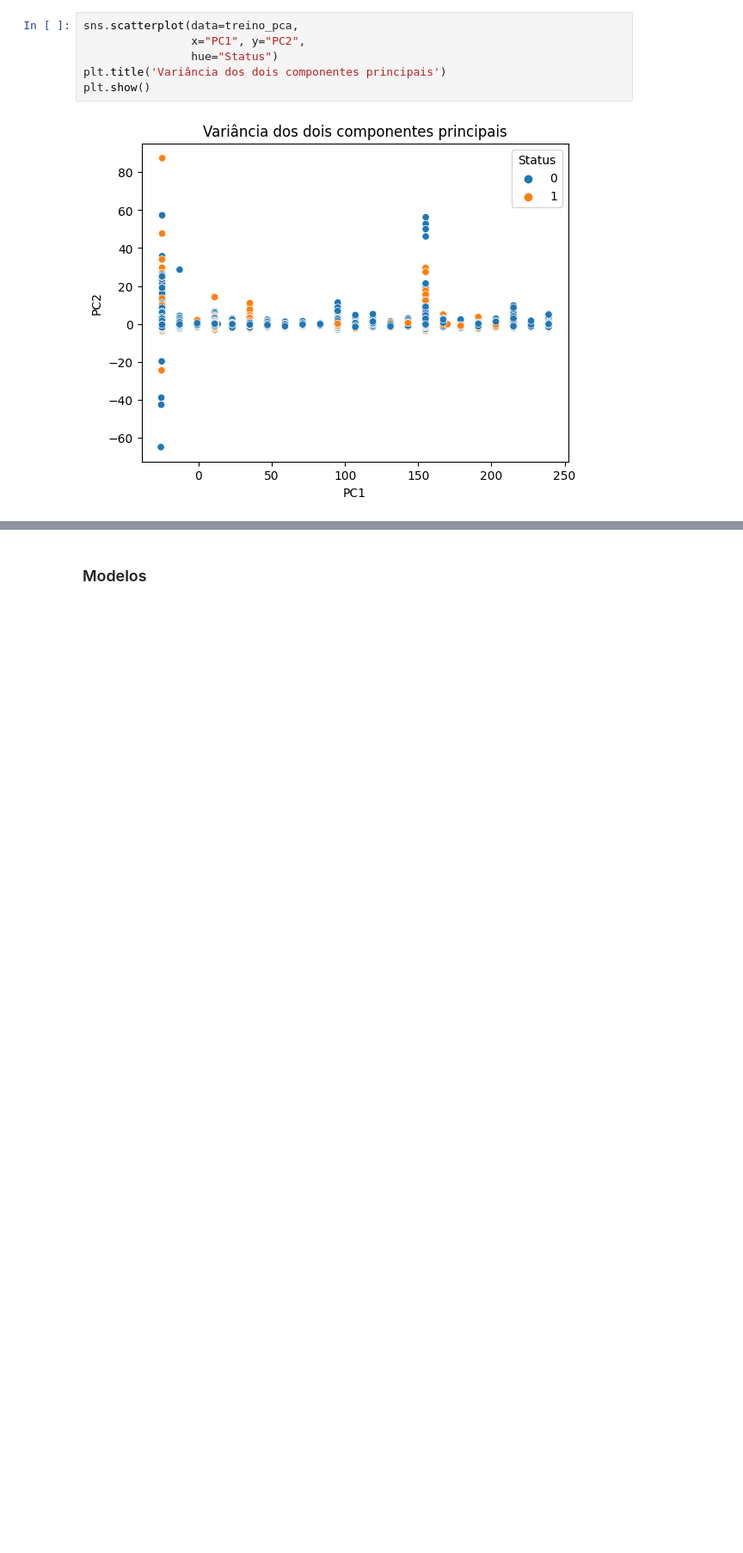
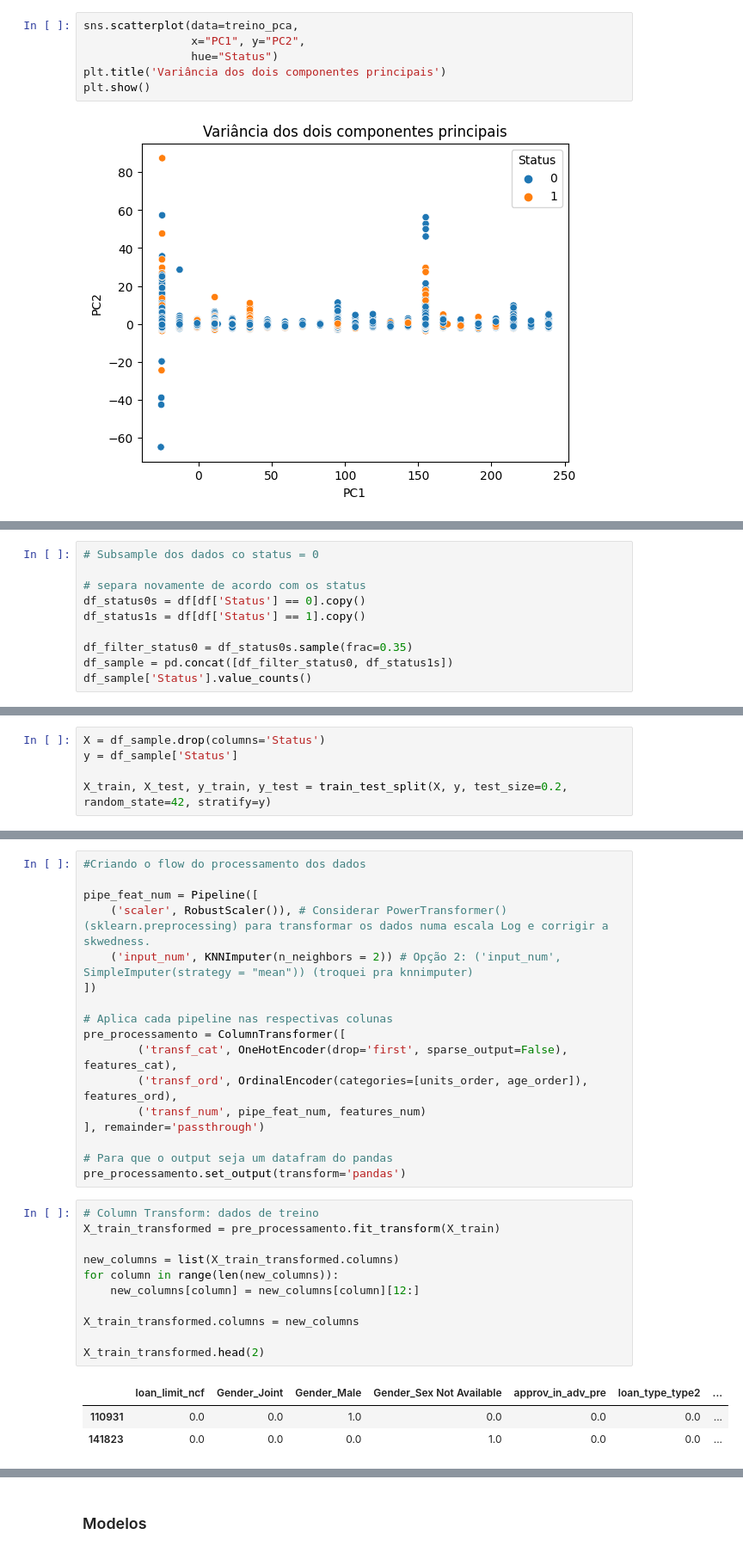
Before and after one commit to fernandobrancher/project_machine_learning_iii, a Jupyter notebook: project_loan_defaulters.ipynb, the cells around one changed output, grey strips where cells are left out. Shown at 86% size. Saved outputs shown, nothing was run; the diff lists cells and outputs as text; blank space fills up the shorter version.

Commit message:
machine learning training

```diff
--- a/project_loan_defaulters.ipynb
+++ b/project_loan_defaulters.ipynb
@@ -791,0 +771,10 @@ plt.show()
+# %%
+# Subsample dos dados co status = 0
+
+# separa novamente de acordo com os status
+df_status0s = df[df['Status'] == 0].copy()
+df_status1s = df[df['Status'] == 1].copy()
+
+df_filter_status0 = df_status0s.sample(frac=0.35)
+df_sample = pd.concat([df_filter_status0, df_status1s])
+df_sample['Status'].value_counts()
@@ -791,0 +786,5 @@ plt.show()
+# %%
+X = df_sample.drop(columns='Status')
+y = df_sample['Status']
+
+X_train, X_test, y_train, y_test = train_test_split(X, y, test_size=0.2, random_state=42, stratify=y)
@@ -791,0 +823,32 @@ plt.show()
+# %%
+#Criando o flow do processamento dos dados
+
+pipe_feat_num = Pipeline([
+    ('scaler', RobustScaler()), # Considerar PowerTransformer() (sklearn.preprocessing) para transformar os dados numa escala Log e corrigir a skwedness.
+    ('input_num', KNNImputer(n_neighbors = 2)) # Opção 2: ('input_num', SimpleImputer(strategy = "mean")) (troquei pra knnimputer)
+])
+
+# Aplica cada pipeline nas respectivas colunas
+pre_processamento = ColumnTransformer([
+        ('transf_cat', OneHotEncoder(drop='first', sparse_output=False), features_cat),
+        ('transf_ord', OrdinalEncoder(categories=[units_order, age_order]), features_ord),
+        ('transf_num', pipe_feat_num, features_num)
+], remainder='passthrough')
+
+# Para que o output seja um datafram do pandas
+pre_processamento.set_output(transform='pandas')
+# %%
+# Column Transform: dados de treino
+X_train_transformed = pre_processamento.fit_transform(X_train)
+
+new_columns = list(X_train_transformed.columns)
+for column in range(len(new_columns)):
+    new_columns[column] = new_columns[column][12:]
+
+X_train_transformed.columns = new_columns
+
+X_train_transformed.head(2)
+# %% [output]
+|  | loan_limit_ncf | Gender_Joint | Gender_Male | Gender_Sex Not Available | approv_in_adv_pre | loan_type_type2 | ... |
+| 110931 | 0.0 | 0.0 | 1.0 | 0.0 | 0.0 | 0.0 | ... |
+| 141823 | 0.0 | 0.0 | 0.0 | 1.0 | 0.0 | 0.0 | ... |
```
Also changed, not shown: parts of 37 cells of this notebook.
